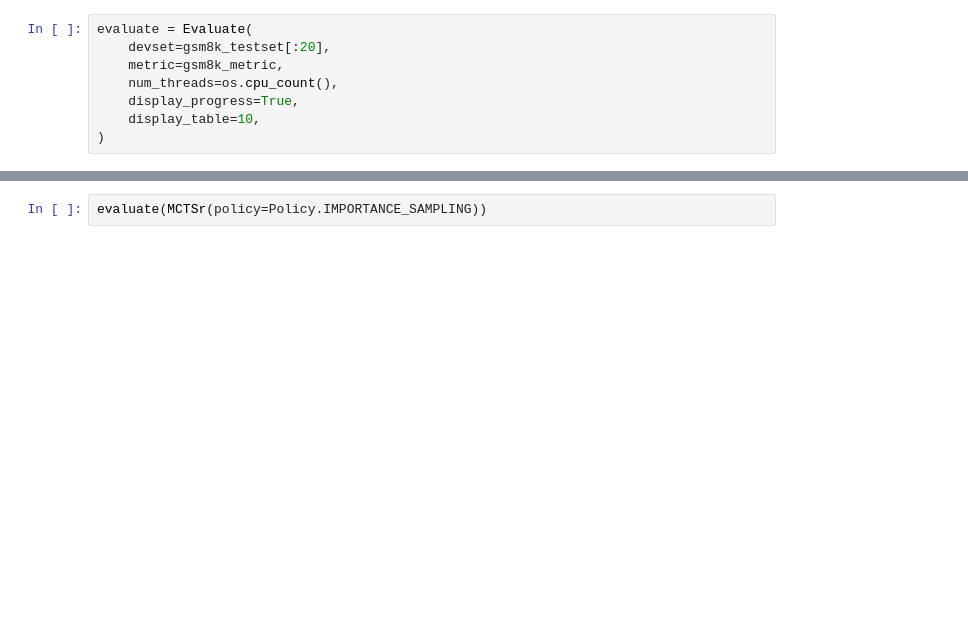
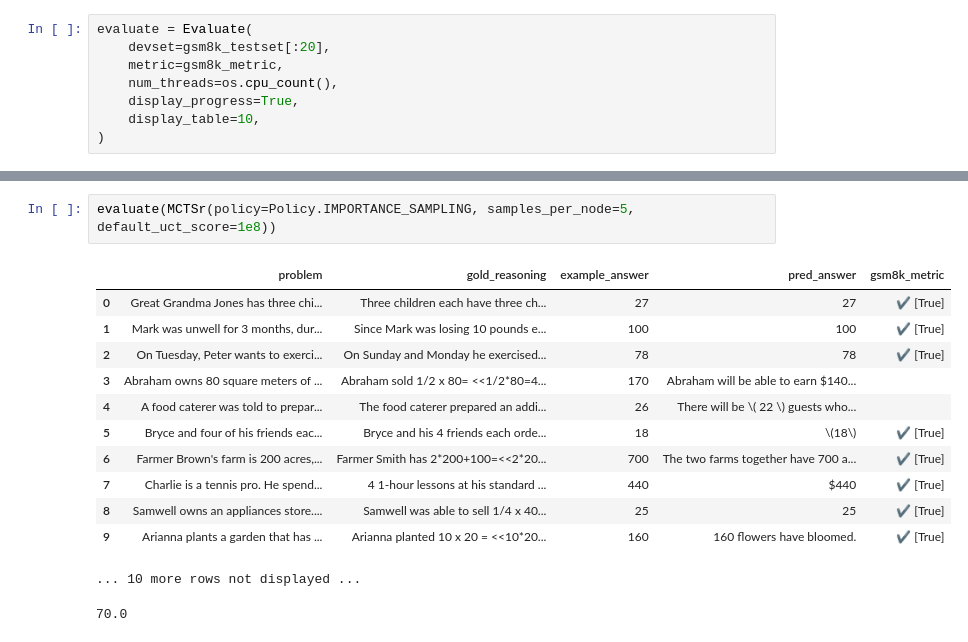
Before and after one commit to NumberChiffre/mcts-llm, a Jupyter notebook: notebooks/evaluate.ipynb, the cells around one changed output, grey strips where cells are left out. Saved outputs shown, nothing was run; the diff lists cells and outputs as text; blank space fills up the shorter version.

```diff
--- a/notebooks/evaluate.ipynb
+++ b/notebooks/evaluate.ipynb
@@ -68,4 +132,18 @@ evaluate(MCTSr())
 # %%
-evaluate(MCTSr(policy=Policy.IMPORTANCE_SAMPLING))
+evaluate(MCTSr(policy=Policy.IMPORTANCE_SAMPLING, samples_per_node=5, default_uct_score=1e8))
+# %% [output]
+|  | problem | gold_reasoning | example_answer | pred_answer | gsm8k_metric |
+| 0 | Great Grandma Jones has three chi... | Three children each have three ch... | 27 | 27 | ✔️ [True] |
+| 1 | Mark was unwell for 3 months, dur... | Since Mark was losing 10 pounds e... | 100 | 100 | ✔️ [True] |
+| 2 | On Tuesday, Peter wants to exerci... | On Sunday and Monday he exercised... | 78 | 78 | ✔️ [True] |
+| 3 | Abraham owns 80 square meters of ... | Abraham sold 1/2 x 80= <<1/2*80=4... | 170 | Abraham will be able to earn $140... |  |
+| 4 | A food caterer was told to prepar... | The food caterer prepared an addi... | 26 | There will be \( 22 \) guests who... |  |
+| 5 | Bryce and four of his friends eac... | Bryce and his 4 friends each orde... | 18 | \(18\) | ✔️ [True] |
+| 6 | Farmer Brown's farm is 200 acres,... | Farmer Smith has 2*200+100=<<2*20... | 700 | The two farms together have 700 a... | ✔️ [True] |
+| 7 | Charlie is a tennis pro. He spend... | 4 1-hour lessons at his standard ... | 440 | $440 | ✔️ [True] |
+| 8 | Samwell owns an appliances store.... | Samwell was able to sell 1/4 x 40... | 25 | 25 | ✔️ [True] |
+| 9 | Arianna plants a garden that has ... | Arianna planted 10 x 20 = <<10*20... | 160 | 160 flowers have bloomed. | ✔️ [True] |
+... 10 more rows not displayed ...
+70.0
 # %%
 evaluate(MCTSr(max_rollouts=8))
```
Also changed, not shown: parts of 9 cells of this notebook, 2 other files.
